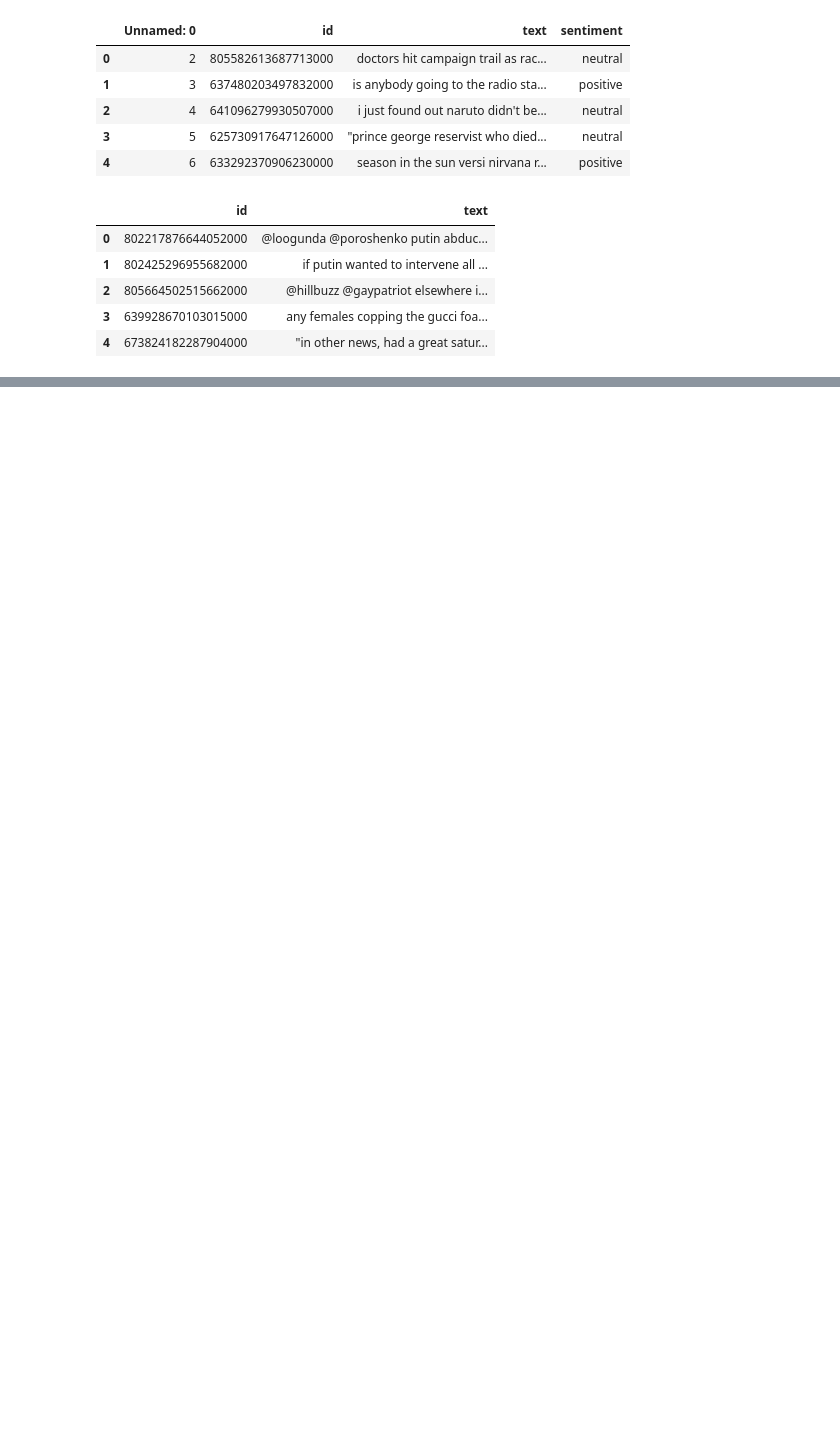
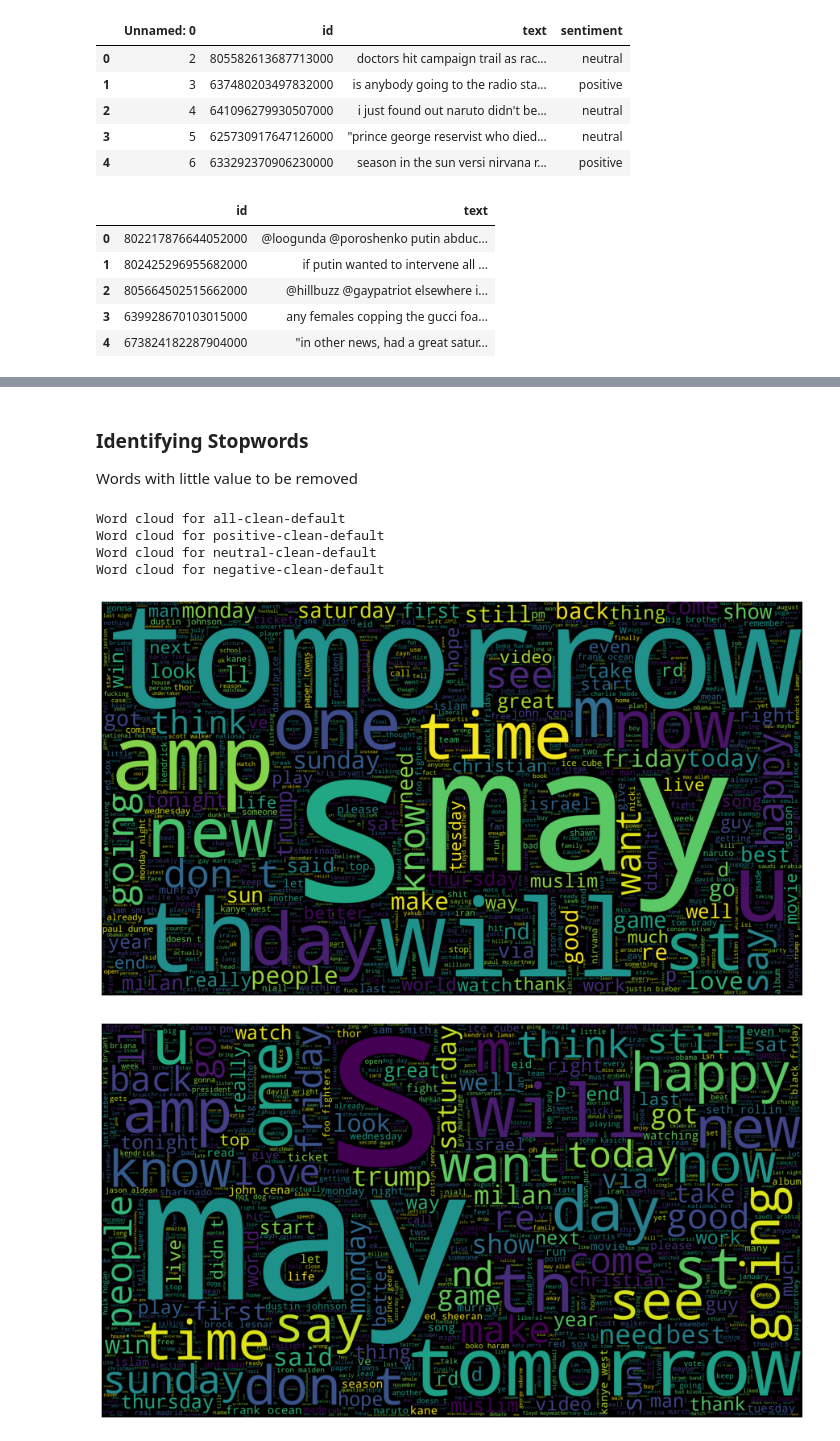
Before and after one commit to DigitalData/unimelb.comp30027.ml-assignment-2, a Jupyter notebook: code/sentiment-analysis.ipynb, the cells around one changed output, grey strips where cells are left out. Saved outputs shown, nothing was run; the diff lists cells and outputs as text; code cells hidden in the pictures; blank space fills up the shorter version.

```diff
--- a/code/sentiment-analysis.ipynb
+++ b/code/sentiment-analysis.ipynb
@@ -591,0 +206,33 @@ weighted avg       0.66      0.66      0.63     10901
+# %% [markdown]
+### Identifying Stopwords
+Words with little value to be removed
+# %%
+# start the wordcloud object here
+wc = WordCloud(max_words=1500, width=1920, height=1080)
+
+# a function to display and save a named word cloud
+def showSaveWordCloud(text, filename):
+    cloud = wc.generate(text)
+    plt.figure(figsize= (16, 9), frameon=False)
+    plt.axis('off')
+    print(f'Word cloud for {filename}')
+    plt.imshow(cloud)
+    plt.savefig(f'../report/img/wc-{filename}.png', bbox_inches='tight')
+
+# show and save the wc for train, test, all
+# showSaveWordCloud(" ".join(train_df['text-clean-default']), 'train-clean-default')
+# showSaveWordCloud(" ".join(test_df['text-clean-default']), 'test-clean-default')
+showSaveWordCloud(" ".join(train_df['text-clean-default']) + " " + " ".join(test_df['text-clean-default']),
+    'all-clean-default')
+
+# generate the wc for `positive`, `neutral` and `negative` instances only
+for sentiment in set(train_df['sentiment']):
+    showSaveWordCloud(" ".join(train_df['text-clean-default']),
+    f'{sentiment}-clean-default')
+# %% [output]
+Word cloud for all-clean-default
+Word cloud for positive-clean-default
+Word cloud for neutral-clean-default
+Word cloud for negative-clean-default
+[figure, added]
+[figure, added]
```
Also changed, not shown: parts of 59 cells of this notebook, 18 other files.
